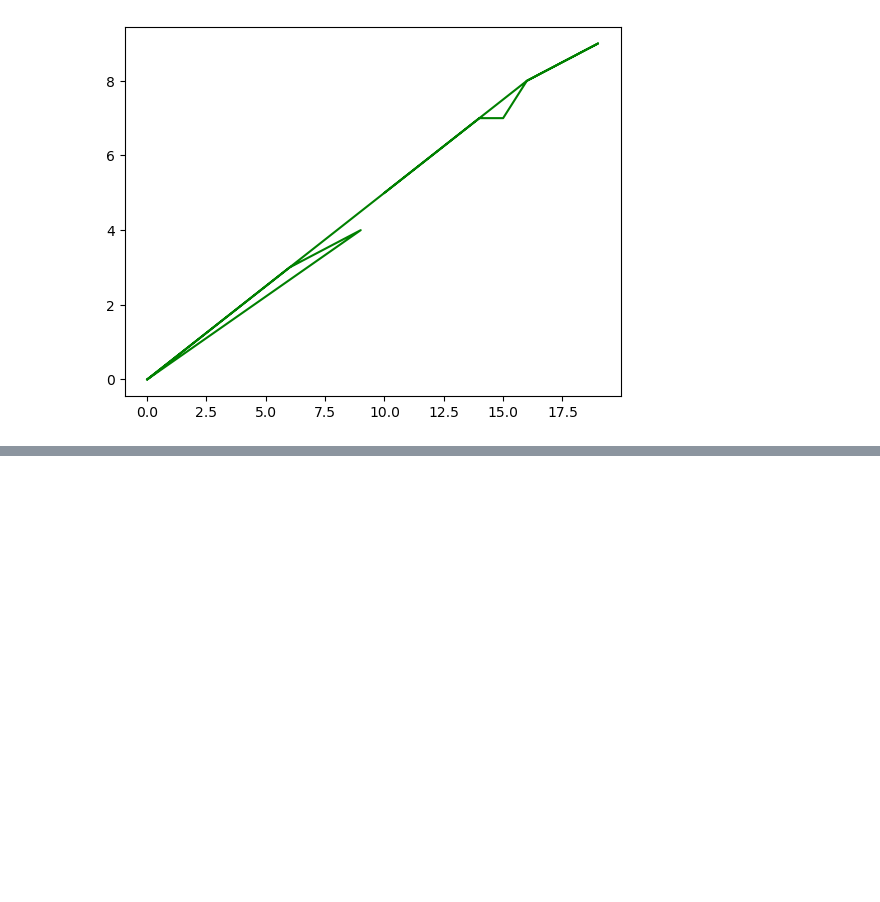
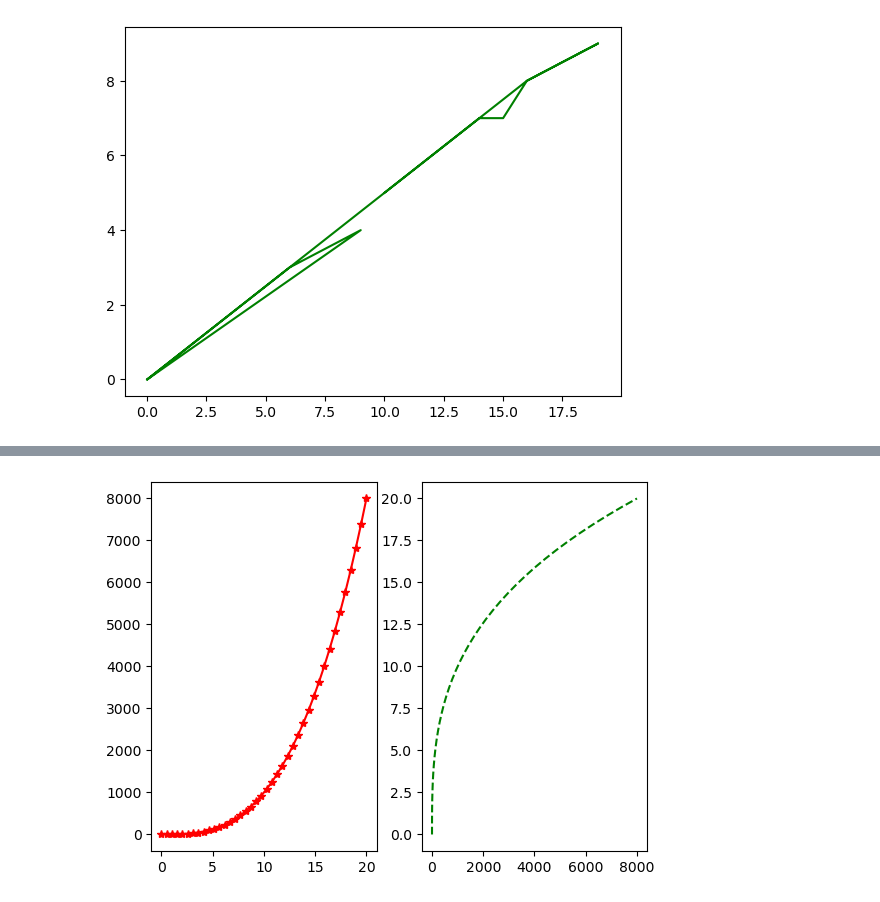
Before and after one commit to omerrkazakk/Data-Science, a Jupyter notebook: 9-IntroToMatplotlib.ipynb, the cells around one changed output, grey strips where cells are left out. Drawn from its saved outputs; the diff is of its cells as text; code cells hidden in the pictures; blank space fills up the shorter version.

```diff
--- a/9-IntroToMatplotlib.ipynb
+++ b/9-IntroToMatplotlib.ipynb
@@ -132,0 +138,8 @@ plt.show()
+# %%
+plt.subplot(1,2,1)
+plt.plot(numpy_array1 , numpy_array2 , "r*-")
+plt.subplot(1,2,2)
+plt.plot(numpy_array2 , numpy_array1 , "g--")
+plt.show()
+# %% [output]
+[figure, added]
```
Also changed, not shown: parts of 4 cells of this notebook.
